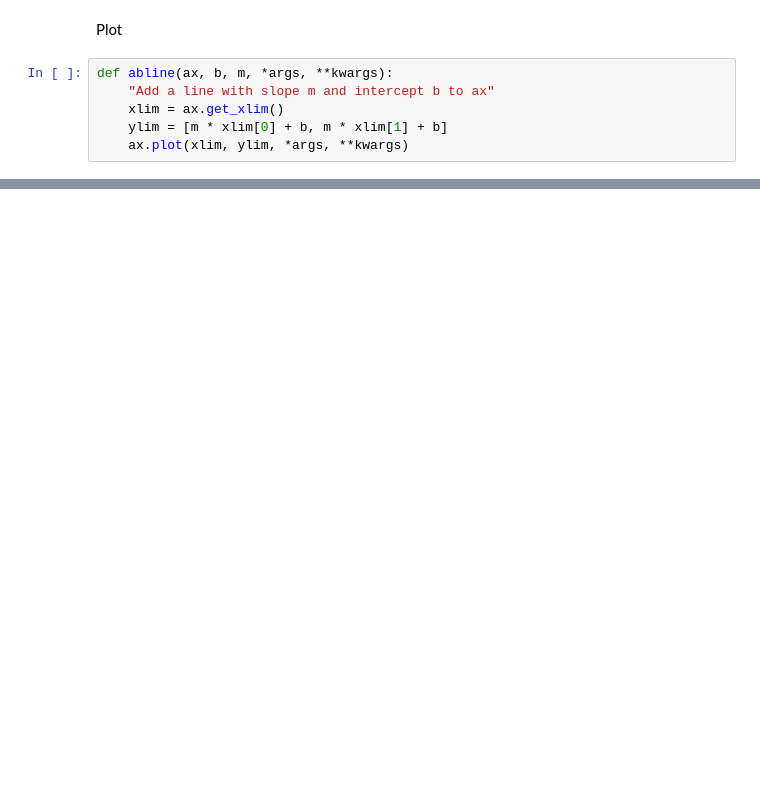
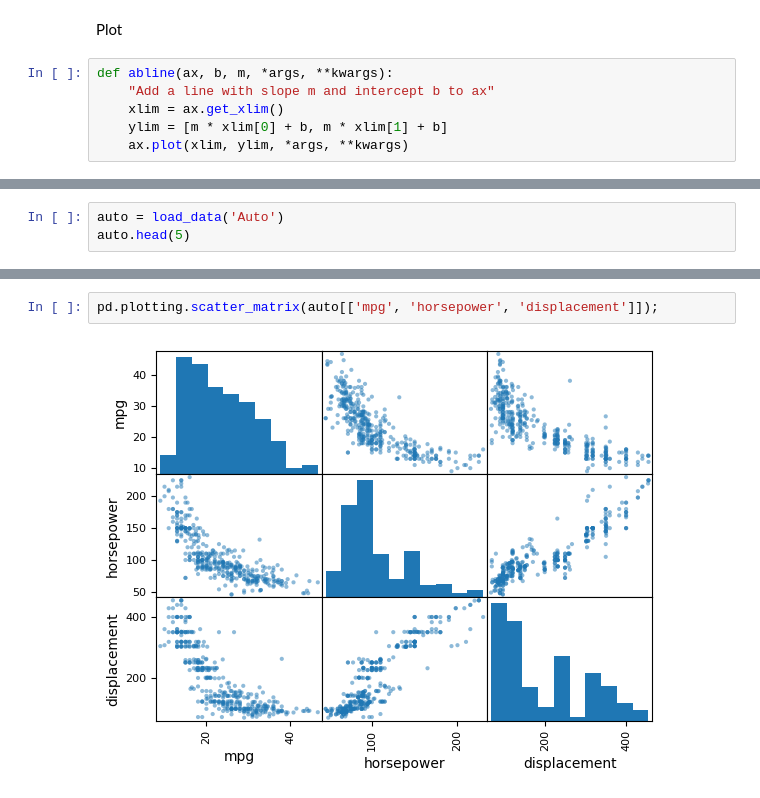
Before and after one commit to tothanhdat2006/ISLP-Practice, a Jupyter notebook: Chapter3.ipynb, the cells around one changed output, grey strips where cells are left out. Saved outputs shown, nothing was run; the diff lists cells and outputs as text; blank space fills up the shorter version.

Commit message:
Chapter 3 - Q8,9
Question 8, 9 in Applied section: explore data and fit an linear regression on 'Auto' dataset

```diff
--- a/Chapter3.ipynb
+++ b/Chapter3.ipynb
@@ -192,0 +283,3 @@ def abline(ax, b, m, *args, **kwargs):
+# %%
+auto = load_data('Auto')
+auto.head(5)
@@ -192,0 +294,4 @@ def abline(ax, b, m, *args, **kwargs):
+# %%
+pd.plotting.scatter_matrix(auto[['mpg', 'horsepower', 'displacement']]);
+# %% [output]
+[figure, added]
```
Also changed, not shown: parts of 24 cells of this notebook.
